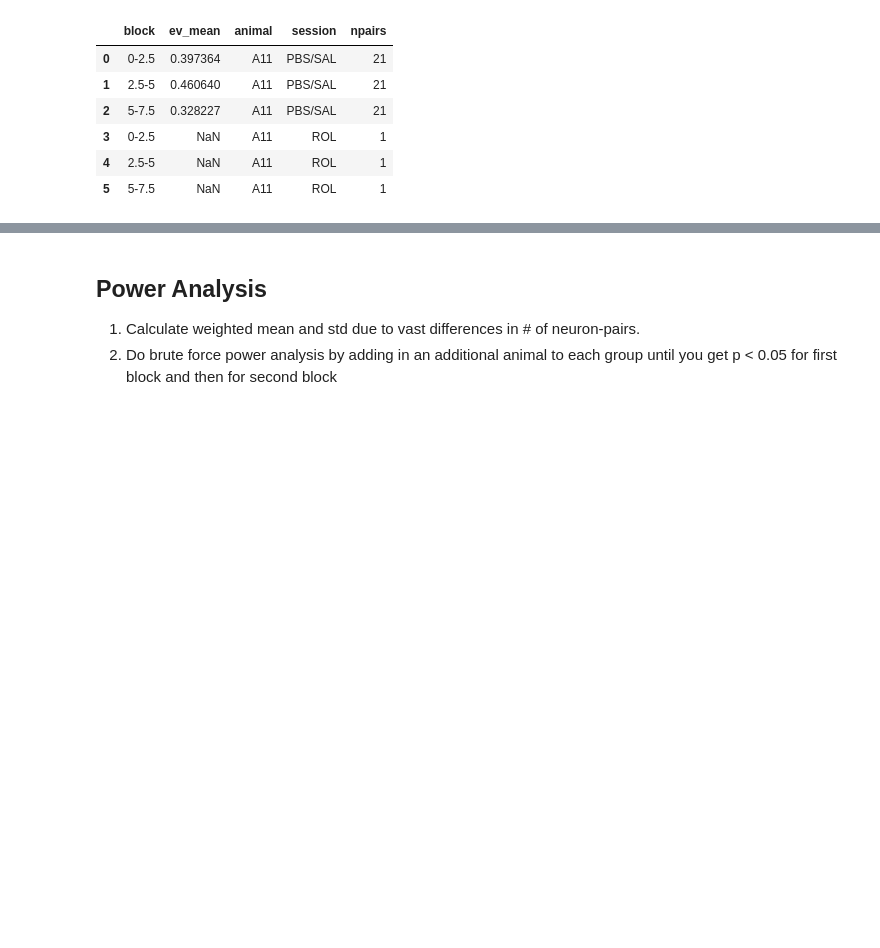
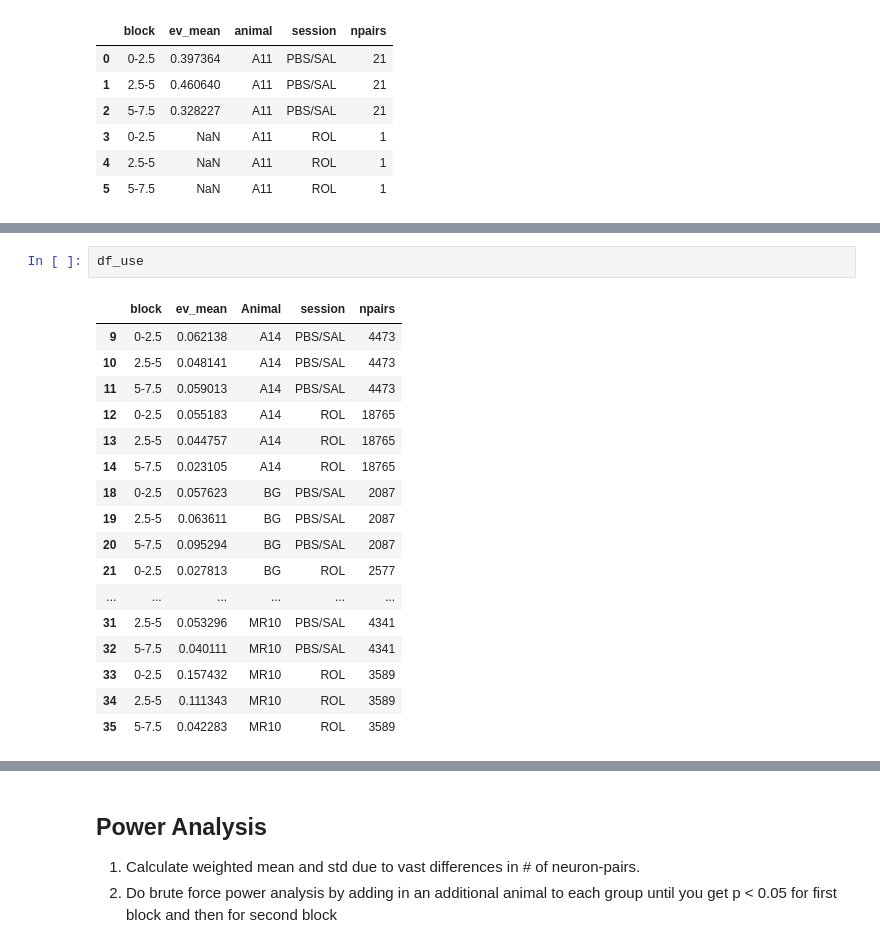
Before and after one commit to nkinsky/Projects_sandbox, a Jupyter notebook: Octopamine_Rolipram/EV_bootstrap_and_power_analysis.ipynb, the cells around one changed output, grey strips where cells are left out. Drawn from its saved outputs; the diff is of its cells as text; blank space fills up the shorter version.

```diff
--- a/Octopamine_Rolipram/EV_bootstrap_and_power_analysis.ipynb
+++ b/Octopamine_Rolipram/EV_bootstrap_and_power_analysis.ipynb
@@ -249 +227,21 @@ array([['0-2.5', 0.39736360219613703, 'A11', 'PBS/SAL', 21],
+# %%
+df_use
+# %% [output]
+|  | block | ev_mean | Animal | session | npairs |
+| 9 | 0-2.5 | 0.062138 | A14 | PBS/SAL | 4473 |
+| 10 | 2.5-5 | 0.048141 | A14 | PBS/SAL | 4473 |
+| 11 | 5-7.5 | 0.059013 | A14 | PBS/SAL | 4473 |
+| 12 | 0-2.5 | 0.055183 | A14 | ROL | 18765 |
+| 13 | 2.5-5 | 0.044757 | A14 | ROL | 18765 |
+| 14 | 5-7.5 | 0.023105 | A14 | ROL | 18765 |
+| 18 | 0-2.5 | 0.057623 | BG | PBS/SAL | 2087 |
+| 19 | 2.5-5 | 0.063611 | BG | PBS/SAL | 2087 |
+| 20 | 5-7.5 | 0.095294 | BG | PBS/SAL | 2087 |
+| 21 | 0-2.5 | 0.027813 | BG | ROL | 2577 |
+| ... | ... | ... | ... | ... | ... |
+| 31 | 2.5-5 | 0.053296 | MR10 | PBS/SAL | 4341 |
+| 32 | 5-7.5 | 0.040111 | MR10 | PBS/SAL | 4341 |
+| 33 | 0-2.5 | 0.157432 | MR10 | ROL | 3589 |
+| 34 | 2.5-5 | 0.111343 | MR10 | ROL | 3589 |
+| 35 | 5-7.5 | 0.042283 | MR10 | ROL | 3589 |
 # %%
```
Also changed, not shown: parts of 17 cells of this notebook.
